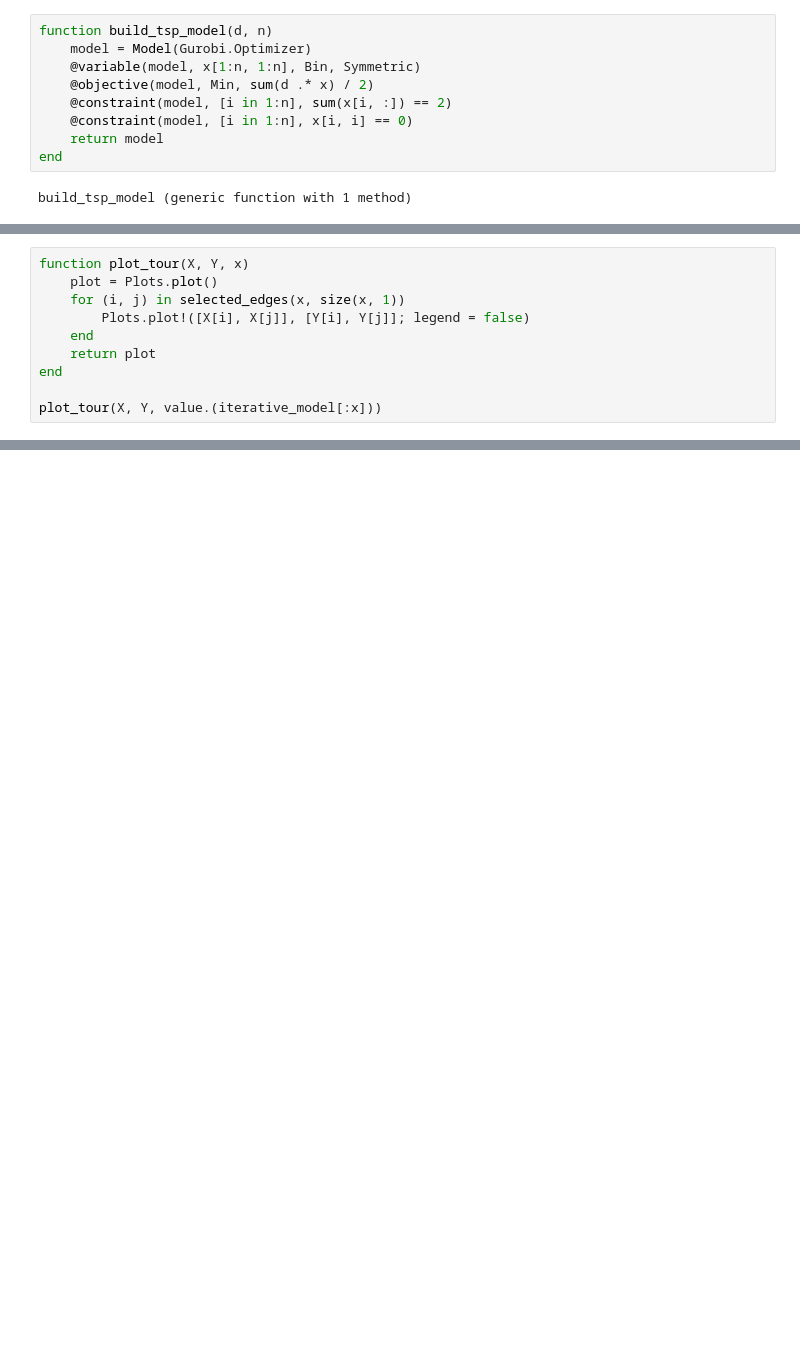
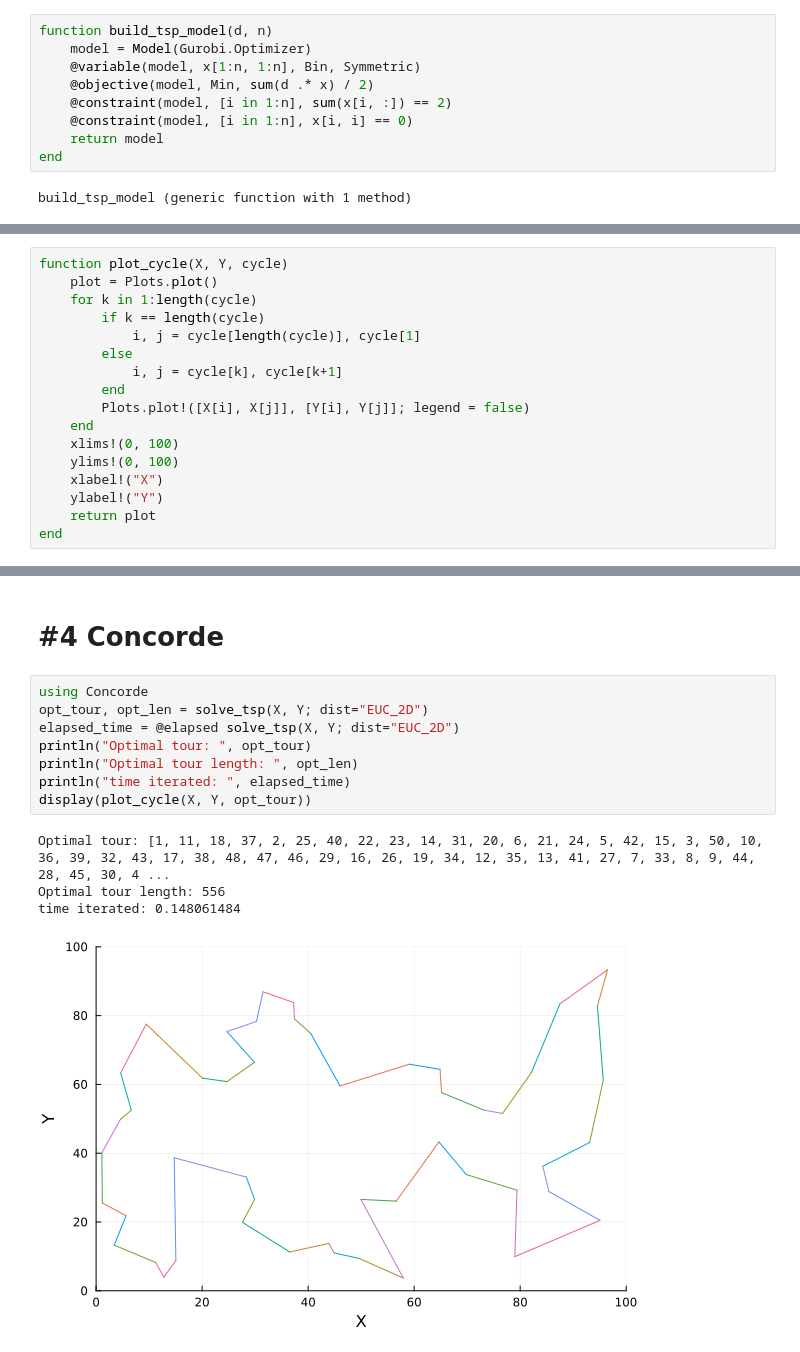
Before and after one commit to syj5268/julia_project, a Jupyter notebook: study/TSPsolver/TSPsolver_julia.ipynb, the cells around one changed output, grey strips where cells are left out. Cells and saved outputs as stored; diff of their text form; blank space fills up the shorter version.

```diff
--- a/study/TSPsolver/TSPsolver_julia.ipynb
+++ b/study/TSPsolver/TSPsolver_julia.ipynb
@@ -105,11 +222,18 @@ time iterated: 0.34128403663635254
 # %%
-function plot_tour(X, Y, x)
+function plot_cycle(X, Y, cycle)
     plot = Plots.plot()
-    for (i, j) in selected_edges(x, size(x, 1))
+    for k in 1:length(cycle)
+        if k == length(cycle)
+            i, j = cycle[length(cycle)], cycle[1]
+        else
+            i, j = cycle[k], cycle[k+1]
+        end
         Plots.plot!([X[i], X[j]], [Y[i], Y[j]]; legend = false)
     end
+    xlims!(0, 100)
+    ylims!(0, 100)
+    xlabel!("X")
+    ylabel!("Y")
     return plot
 end
-
-plot_tour(X, Y, value.(iterative_model[:x]))
 # %% [output]
@@ -116,0 +292,15 @@ plot_tour(X, Y, value.(iterative_model[:x]))
+# %% [markdown]
+# #4 Concorde
+# %%
+using Concorde
+opt_tour, opt_len = solve_tsp(X, Y; dist="EUC_2D")
+elapsed_time = @elapsed solve_tsp(X, Y; dist="EUC_2D")
+println("Optimal tour: ", opt_tour)
+println("Optimal tour length: ", opt_len)
+println("time iterated: ", elapsed_time)
+display(plot_cycle(X, Y, opt_tour))
+# %% [output]
+Optimal tour: [1, 11, 18, 37, 2, 25, 40, 22, 23, 14, 31, 20, 6, 21, 24, 5, 42, 15, 3, 50, 10, 36, 39, 32, 43, 17, 38, 48, 47, 46, 29, 16, 26, 19, 34, 12, 35, 13, 41, 27, 7, 33, 8, 9, 44, 28, 45, 30, 4 ...
+Optimal tour length: 556
+time iterated: 0.148061484
+[figure, added]
```
Also changed, not shown: parts of 20 cells of this notebook, 13 other files.
